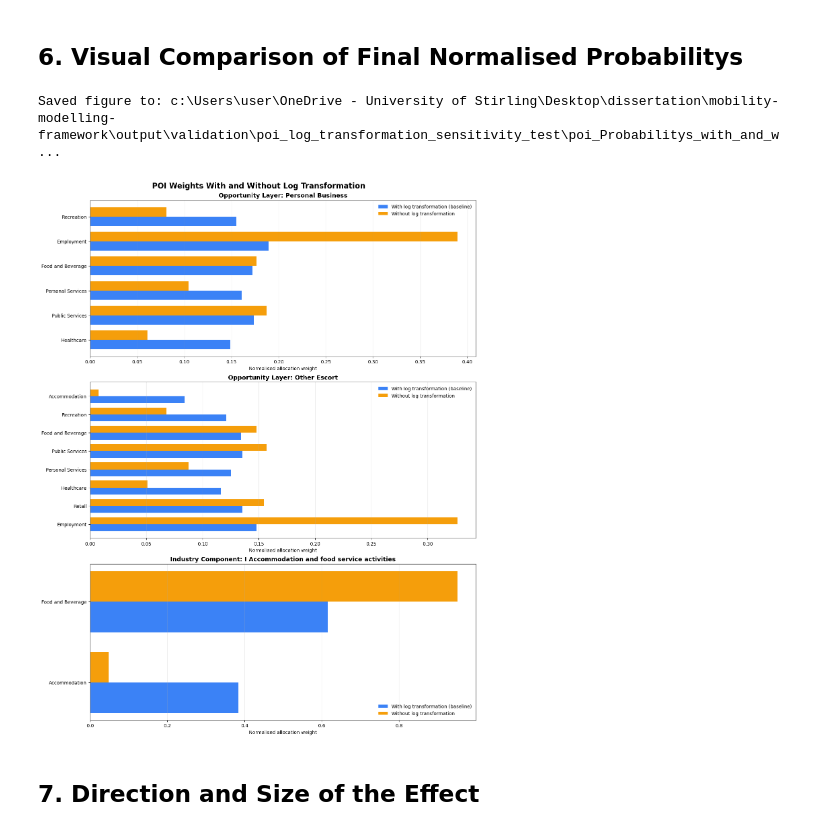
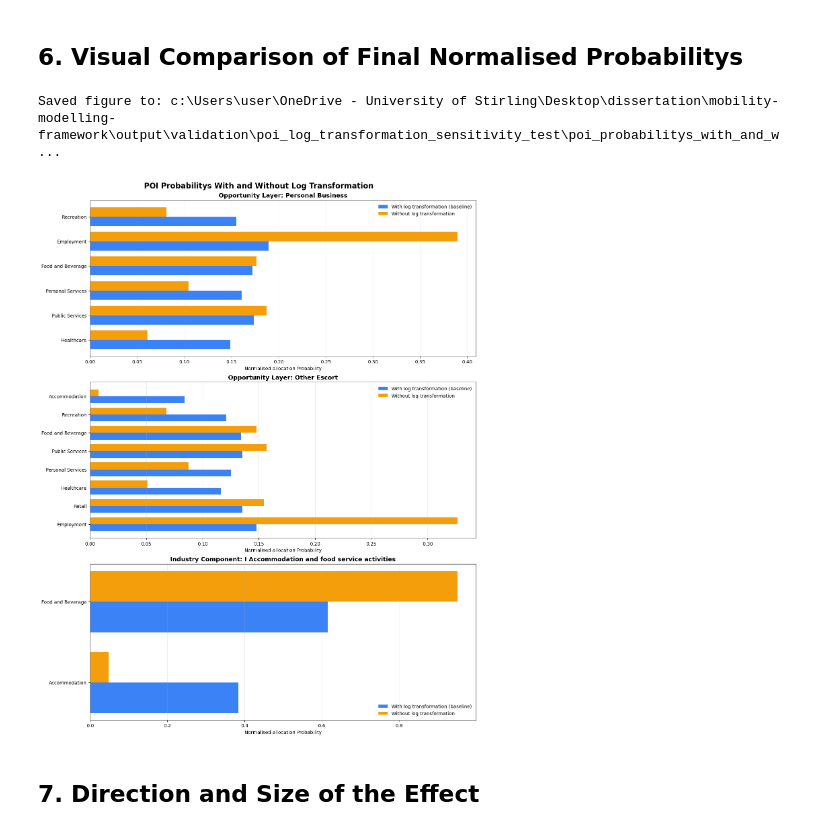
Before and after one commit to yuxinjiang1205/mobility-modelling-framework, a Jupyter notebook: notebooks/validation/poi_log_transformation_sensitivity_test.ipynb, the cells around one changed output. Drawn from its saved outputs; the diff is of its cells as text; code cells hidden in the pictures.

```diff
--- a/notebooks/validation/poi_log_transformation_sensitivity_test.ipynb
+++ b/notebooks/validation/poi_log_transformation_sensitivity_test.ipynb
@@ -58,13 +58,13 @@ def find_project_root(start_path=None):
     """Find the repository root from the current working directory."""
     start = Path.cwd() if start_path is None else Path(start_path)
 
-    for candidate in [start, *start.parents]:
+    for Associated in [start, *start.parents]:
         if (
-            candidate.joinpath("ontology", "TRIP_PURPOSE_TO_POI_MAPPING.py").exists()
-            and candidate.joinpath("ontology", "INDUSTRY_TO_POI_MAPPING.py").exists()
-            and candidate.joinpath("data", "poi").exists()
+            Associated.joinpath("ontology", "TRIP_PURPOSE_TO_POI_MAPPING.py").exists()
+            and Associated.joinpath("ontology", "INDUSTRY_TO_POI_MAPPING.py").exists()
+            and Associated.joinpath("data", "poi").exists()
         ):
-            return candidate
+            return Associated
 
     raise FileNotFoundError(
         "Could not locate the project root containing the ontologies and POI data."
@@ -449,38 +449,38 @@ for axis, (component, allocation_context) in zip(axes, contexts):
         positions + bar_width / 2,
         plot_data["Without Log Transformation"],
         height=bar_width,
         label="Without log transformation",
         color="#F59E0B",
     )
 
     axis.set_title(
         f"{component}: {allocation_context}",
         fontsize=13,
-        fontProbability="bold",
+        weight="bold",
     )
     axis.set_xlabel("Normalised allocation Probability")
     axis.set_yticks(positions)
     axis.set_yticklabels(plot_data["POI Category"])
     axis.set_xlim(left=0)
     axis.grid(axis="x", alpha=0.25)
     axis.legend(frameon=False)
 
 Probabilitys_fig.suptitle(
     "POI Probabilitys With and Without Log Transformation",
     fontsize=16,
-    fontProbability="bold",
+    weight="bold",
 )
 Probabilitys_figure_path = (
     validation_output_dir
-    / "poi_Probabilitys_with_and_without_log_transformation.png"
+    / "poi_probabilitys_with_and_without_log_transformation.png"
 )
 # PNG EXPORT: save the complete normalised-Probabilitys comparison figure.
 Probabilitys_fig.savefig(Probabilitys_figure_path, dpi=300, bbox_inches="tight")
 print(f"Saved figure to: {Probabilitys_figure_path}")
 plt.show()
 # %% [output]
-Saved figure to: c:\Users\user\OneDrive - University of Stirling\Desktop\dissertation\mobility-modelling-framework\output\validation\poi_log_transformation_sensitivity_test\poi_Probabilitys_with_and_w ...
+Saved figure to: c:\Users\user\OneDrive - University of Stirling\Desktop\dissertation\mobility-modelling-framework\output\validation\poi_log_transformation_sensitivity_test\poi_probabilitys_with_and_w ...
-[figure, old version]
+[figure, new version]
 # %% [markdown]
 ## 7. Direction and Size of the Effect
 # %%
```
Also changed, not shown: parts of 4 cells of this notebook, 2 other files.
